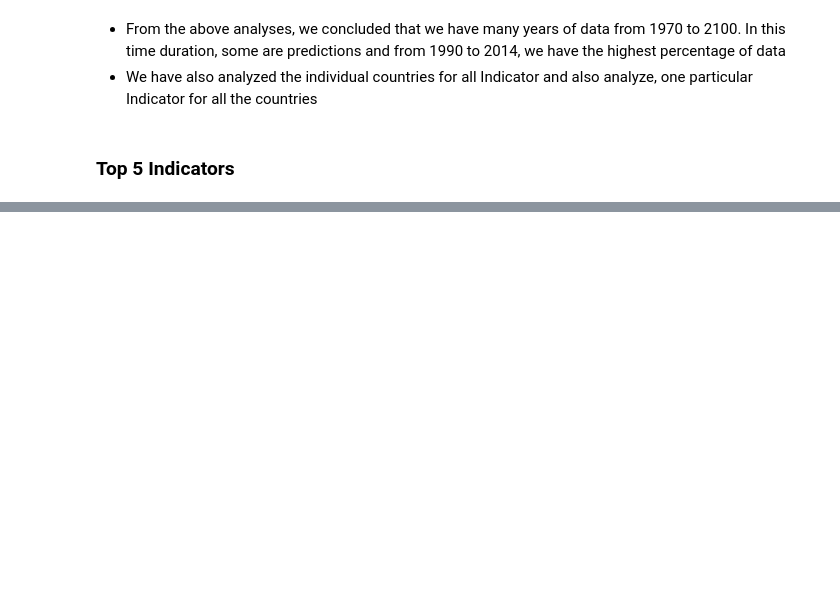
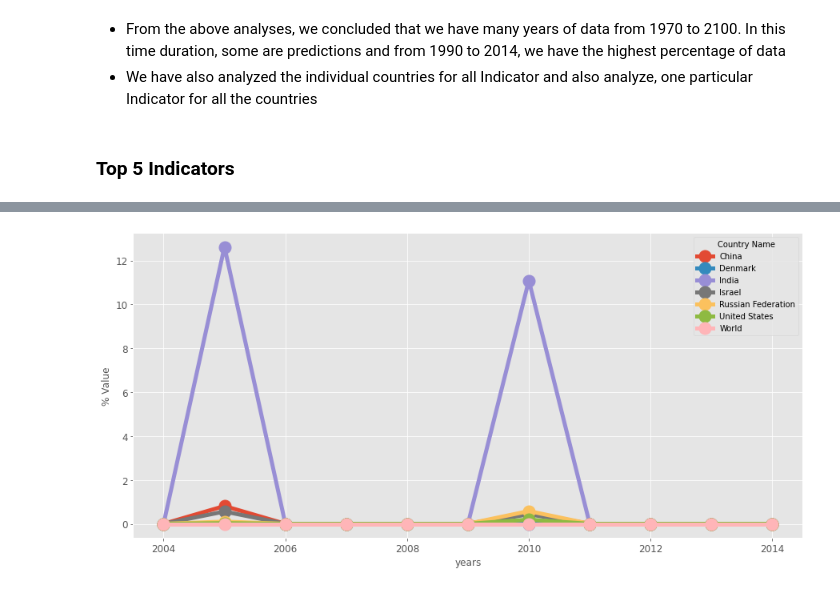
Before and after one commit to Kanika211/World-Bank-Global-Education_EDA_capstone1, a Jupyter notebook: World_Bank_Global_Education_Capstone1.ipynb, the cells around one changed output, grey strips where cells are left out. Cells and saved outputs as stored; diff of their text form; code cells hidden in the pictures; blank space fills up the shorter version.

```diff
--- a/World_Bank_Global_Education_Capstone1.ipynb
+++ b/World_Bank_Global_Education_Capstone1.ipynb
@@ -605,0 +671,18 @@ for i in range(len(indicator_names)):
+# %%
+Edstats_data_specific_df=Edstats_data_df[['Country Name','Country Code','Indicator Name','Indicator Code','2004','2005','2006','2007','2008','2009','2010','2011','2012','2013','2014']]
+Edstats_data_specific_df=Edstats_data_specific_df[(Edstats_data_df["Country Name"]=='World') | (Edstats_data_df["Country Name"]=='India') | (Edstats_data_df["Country Name"]=='China')
+| (Edstats_data_df["Country Name"]=='United States') | (Edstats_data_df["Country Name"]=='Russian Federation') | (Edstats_data_df["Country Name"]=='Israel') | (Edstats_data_df["Country Name"]=='Denmark')]
+df4=Edstats_data_specific_df[Edstats_data_specific_df["Indicator Name"]=='Barro-Lee: Percentage of female population age 15-19 with no education']
+df4.reset_index()
+df_compare=df4.groupby('Country Name')[['2004','2005','2006','2007','2008','2009','2010','2011','2012','2013','2014']].sum()
+df_compare=df_compare.T
+plt.style.use('ggplot')
+ax = df_compare.plot(figsize=(15,7),legend=True, fontsize=12 ,linewidth=5, marker="o",markersize=15)
+ax.set_xlabel("years",fontsize=12)
+ax.set_ylabel("% Value",fontsize=12)
+plt.show()
+
+# Barro-Lee: Percentage of female population age 15-19 with no education
+# Duration of compulsory education (years)
+# %% [output]
+[figure, added]
```
Also changed, not shown: parts of 29 cells of this notebook.
